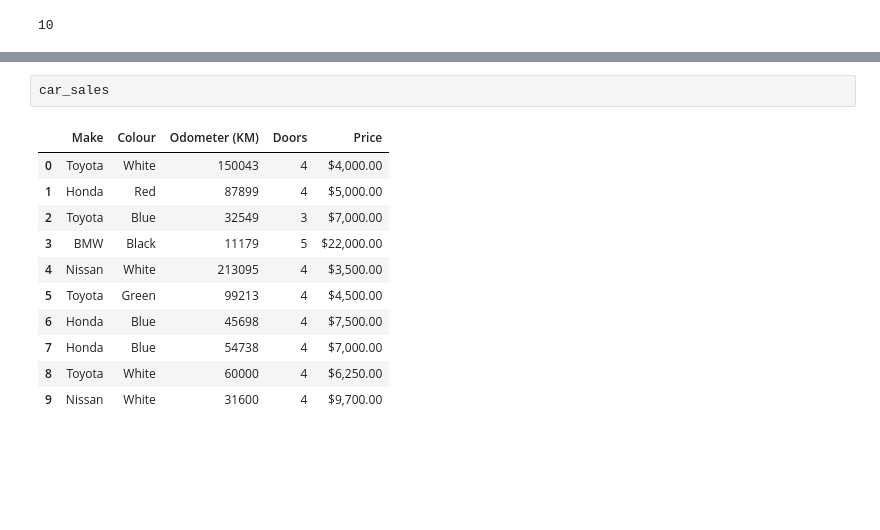
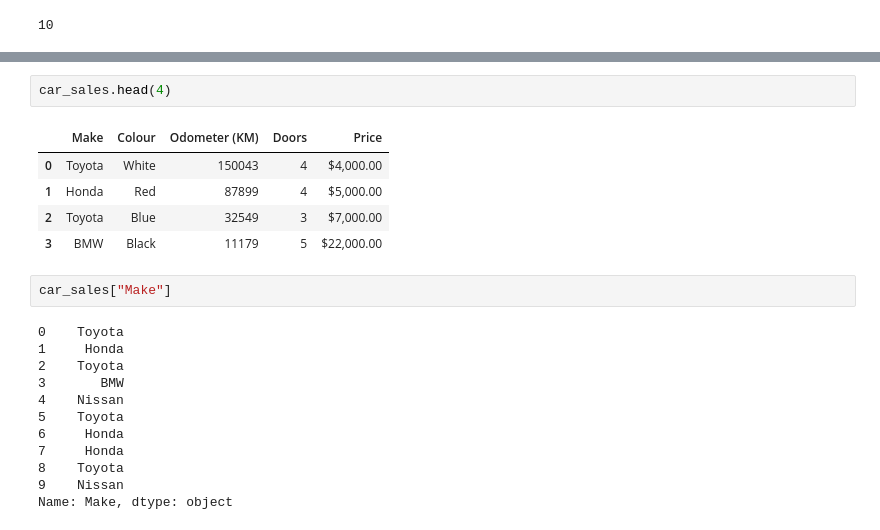
Before and after one commit to akshatz/dataScienceTutorial, a Jupyter notebook: introductionToPandas.ipynb, the cells around one changed output, grey strips where cells are left out. Saved outputs shown, nothing was run; the diff lists cells and outputs as text; blank space fills up the shorter version.

```diff
--- a/introductionToPandas.ipynb
+++ b/introductionToPandas.ipynb
@@ -162,14 +251,22 @@ len(car_sales)
+# %%
+car_sales.head(4)
+# %% [output]
+|  | Make | Colour | Odometer (KM) | Doors | Price |
+| 0 | Toyota | White | 150043 | 4 | $4,000.00 |
+| 1 | Honda | Red | 87899 | 4 | $5,000.00 |
+| 2 | Toyota | Blue | 32549 | 3 | $7,000.00 |
+| 3 | BMW | Black | 11179 | 5 | $22,000.00 |
 # %%
-car_sales
+car_sales["Make"]
 # %% [output]
-|  | Make | Colour | Odometer (KM) | Doors | Price |
-| 0 | Toyota | White | 150043 | 4 | $4,000.00 |
-| 1 | Honda | Red | 87899 | 4 | $5,000.00 |
-| 2 | Toyota | Blue | 32549 | 3 | $7,000.00 |
-| 3 | BMW | Black | 11179 | 5 | $22,000.00 |
-| 4 | Nissan | White | 213095 | 4 | $3,500.00 |
-| 5 | Toyota | Green | 99213 | 4 | $4,500.00 |
-| 6 | Honda | Blue | 45698 | 4 | $7,500.00 |
-| 7 | Honda | Blue | 54738 | 4 | $7,000.00 |
-| 8 | Toyota | White | 60000 | 4 | $6,250.00 |
-| 9 | Nissan | White | 31600 | 4 | $9,700.00 |
+0    Toyota
+1     Honda
+2    Toyota
+3       BMW
+4    Nissan
+5    Toyota
+6     Honda
+7     Honda
+8    Toyota
+9    Nissan
+Name: Make, dtype: object
```
Also changed, not shown: parts of 14 cells of this notebook.
